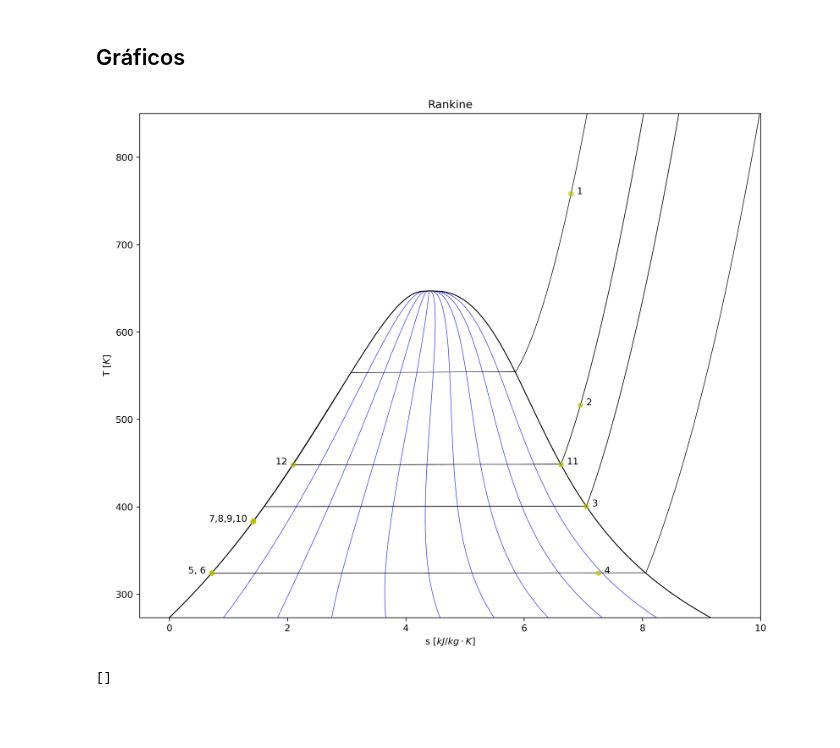
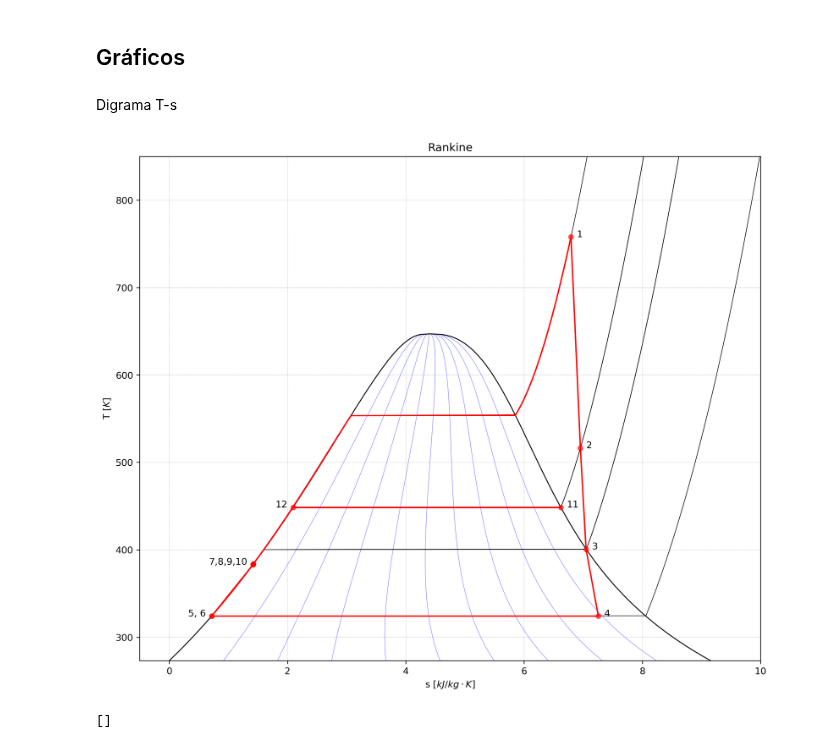
Before and after one commit to luaneng/gdv, a Jupyter notebook: projeto/main.ipynb, the cells around one changed output. Saved outputs shown, nothing was run; the diff lists cells and outputs as text; code cells hidden in the pictures; blank space fills up the shorter version.

Commit message:
diagrama t-s

```diff
--- a/projeto/main.ipynb
+++ b/projeto/main.ipynb
@@ -340,6 +340,8 @@ display(df)
 ## Gráficos ##
 # %%
 import matplotlib.pyplot as plt
+# %% [markdown]
+Digrama T-s
 # %%
 plt.figure(dpi=300, figsize=(12, 10))
 
@@ -348,46 +350,58 @@ plt.ylim(273.15, 850)
 plt.xlim(-0.5, 10)
 
 Tmin, Tcrit, Pcrit = prop('Tmin', fluido), prop('Tcrit', fluido), prop('Pcrit', fluido)
-
-#Linhas de entalpia:
 T_array = linspace(Tmin, Tcrit, 10**3)
 
 #Linhas de entropia
 for c in arange(0.1, 1, 0.1):
   s = prop('S', 'T', T_array, 'Q', c, fluido)/10**3
-  plt.plot(s, T_array, color='blue', alpha=0.8, lw=0.6)
+  plt.plot(s, T_array, color='blue', alpha=0.6, lw=0.4)
 
 #Linhas de pressão constante:
 for c in P:
   s = prop('S', 'T', linspace(Tmin, 850, 10**3), 'P', c*10**3, fluido)/10**3
   plt.plot(s, linspace(Tmin, 850, 10**3), color='black',alpha=0.8, lw=0.6)
 
 #Domo:
 s = prop('S','T' ,T_array ,'Q',0 ,fluido)/10**3
 plt.plot(s, T_array, color='black', lw=1)
 s = prop('S', 'T', T_array, 'Q', 1, fluido)/10**3
 plt.plot(s, T_array, color='black', lw=1)
 
-temperatura_k = list(map(lambda x: x+273.15, temperatura)) #convertendo temp pra K
+#Convertendo temperatura para K
+temperatura_k = list(map(lambda x: x+273.15, temperatura))
 
-plt.plot(entropia, temperatura_k, 'yo', markersize=5, alpha=0.6) #plotando pontos
+#Inserindo pontos
+plt.plot(entropia, temperatura_k, 'ro', markersize=5, alpha=0.6)
 
+#Ciclo
+T_var = linspace(max(temperatura_k), min(temperatura_k), 1000)
+s = prop('S','P', P[0]*10**3, 'T',T_var,'Water')/10**3
+plt.plot(s,T_var,'r',lw=1.5)
 
+for c in range(len(estados)-3):
+    c = c+1
+    plt.plot([entropia[c-1], entropia[c]],[temperatura_k[c-1], temperatura_k[c]],color='r',lw=1.5)
+
+plt.plot([entropia[10], entropia[11]],[temperatura_k[10], temperatura_k[11]],color='r',lw=1.5)
+
+#Inserindo nome nos pontos
 plt.text(entropia[0]+0.1, temperatura_k[0], '1',ha='left')
 plt.text(entropia[1]+0.1, temperatura_k[1], '2',ha='left')
 plt.text(entropia[2]+0.1, temperatura_k[2], '3',ha='left')
 plt.text(entropia[3]+0.1, temperatura_k[3], '4',ha='left')
 plt.text(entropia[4]-0.1, temperatura_k[4], '5, 6',ha='right')
 plt.text(entropia[6]-0.1, temperatura_k[6], '7,8,9,10',ha='right')
 plt.text(entropia[10]+0.1, temperatura_k[10], '11',ha='left')
 plt.text(entropia[11]-0.1, temperatura_k[11], '12',ha='right')
 
+plt.grid(ls='--', lw=0.3)
 plt.title('Rankine')
 plt.xlabel(r's $[kJ/kg \cdot K]$')
 plt.ylabel(r'T $[K]$')
 plt.show()
 # %% [output]
-[figure, old version]
+[figure, new version]
 # %%
 fig = plt.figure()
 ax = fig.add_axes([0,0,1,1])
```
